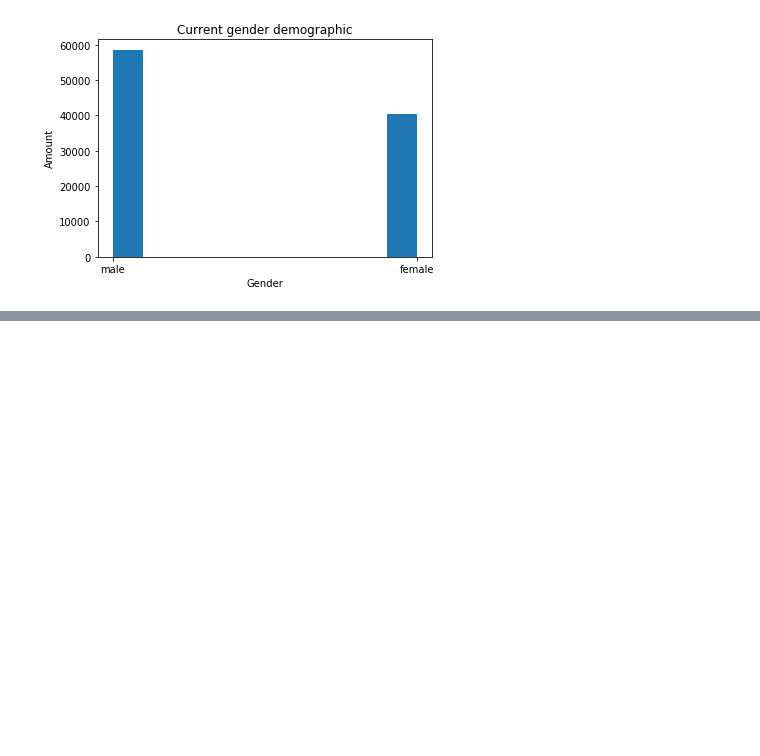
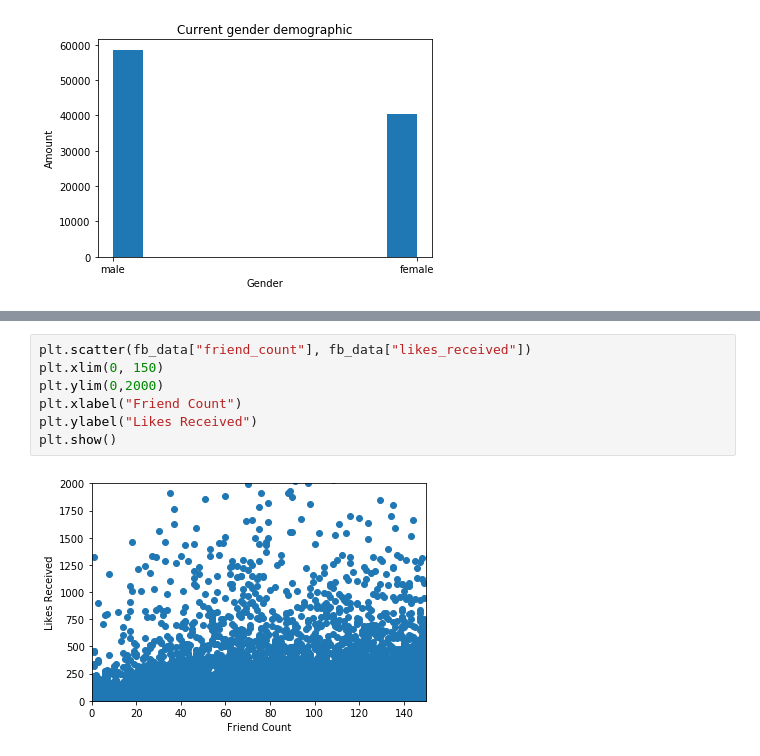
Before and after one commit to chloequinto/OnlineSocialNetworks, a Jupyter notebook: A09/main.ipynb, the cells around one changed output, grey strips where cells are left out. Cells and saved outputs as stored; diff of their text form; blank space fills up the shorter version.

```diff
--- a/A09/main.ipynb
+++ b/A09/main.ipynb
@@ -88,0 +73,9 @@ The more years you spend on facebook, the less likes you are likely to receive.
+# %%
+plt.scatter(fb_data["friend_count"], fb_data["likes_received"])
+plt.xlim(0, 150)
+plt.ylim(0,2000)
+plt.xlabel("Friend Count")
+plt.ylabel("Likes Received")
+plt.show()
+# %% [output]
+[figure, added]
```
Also changed, not shown: parts of 26 cells of this notebook.
